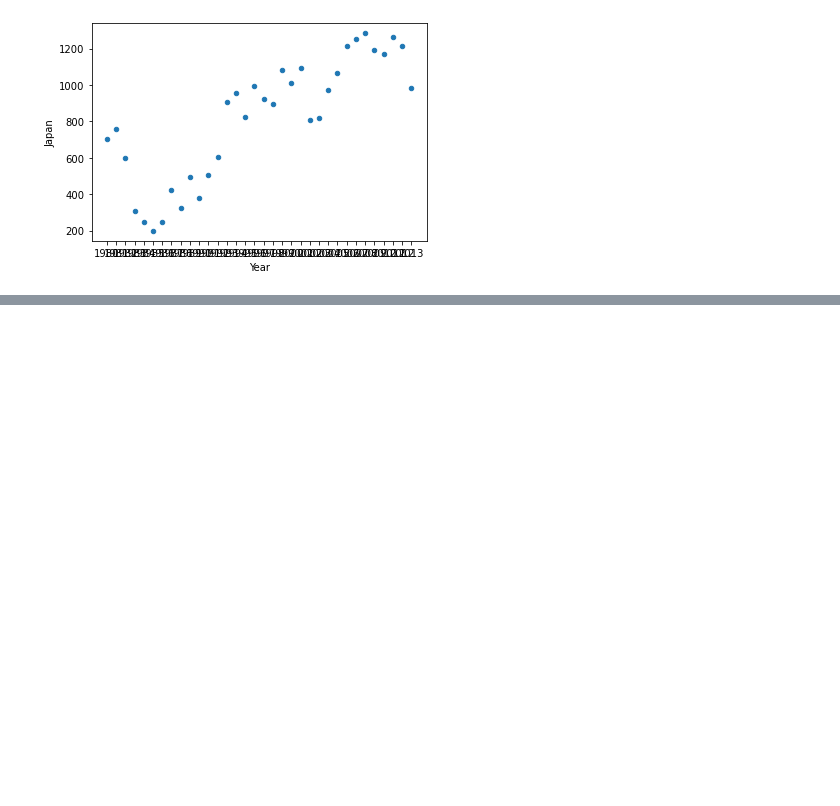
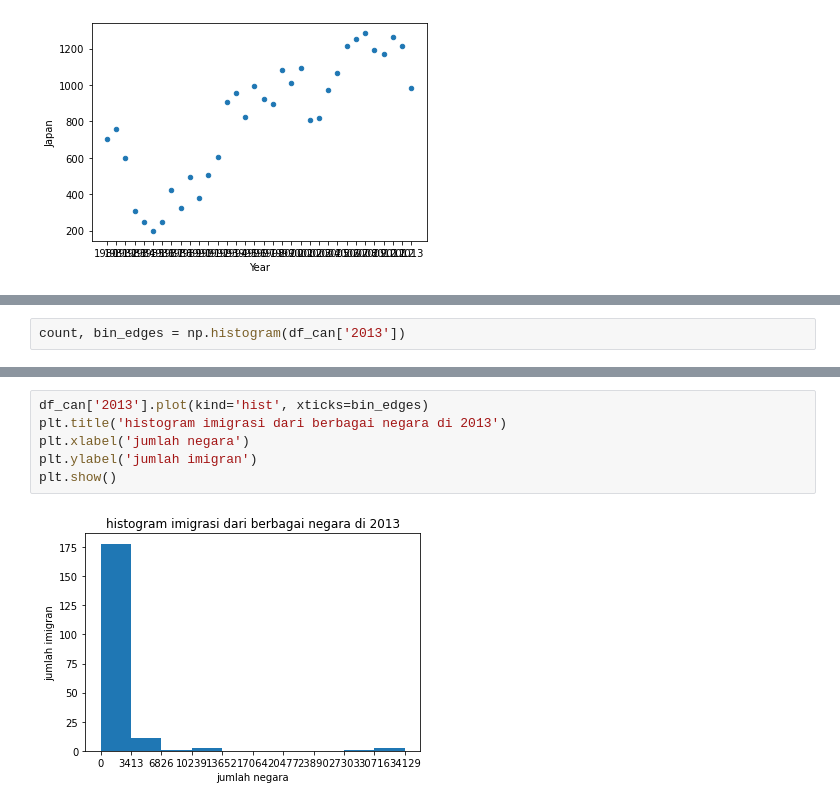
Before and after one commit to philipusfw/H8_54, a Jupyter notebook: Tutorial-7.ipynb, the cells around one changed output, grey strips where cells are left out. Saved outputs shown, nothing was run; the diff lists cells and outputs as text; blank space fills up the shorter version.

```diff
--- a/Tutorial-7.ipynb
+++ b/Tutorial-7.ipynb
@@ -351,0 +381,2 @@ df_js.plot(kind = 'scatter', x = "Year", y = "Japan")
+# %%
+count, bin_edges = np.histogram(df_can['2013'])
@@ -351,0 +398,8 @@ df_js.plot(kind = 'scatter', x = "Year", y = "Japan")
+# %%
+df_can['2013'].plot(kind='hist', xticks=bin_edges)
+plt.title('histogram imigrasi dari berbagai negara di 2013')
+plt.xlabel('jumlah negara')
+plt.ylabel('jumlah imigran')
+plt.show()
+# %% [output]
+[figure, added]
```
Also changed, not shown: parts of 21 cells of this notebook, 3 other files.
